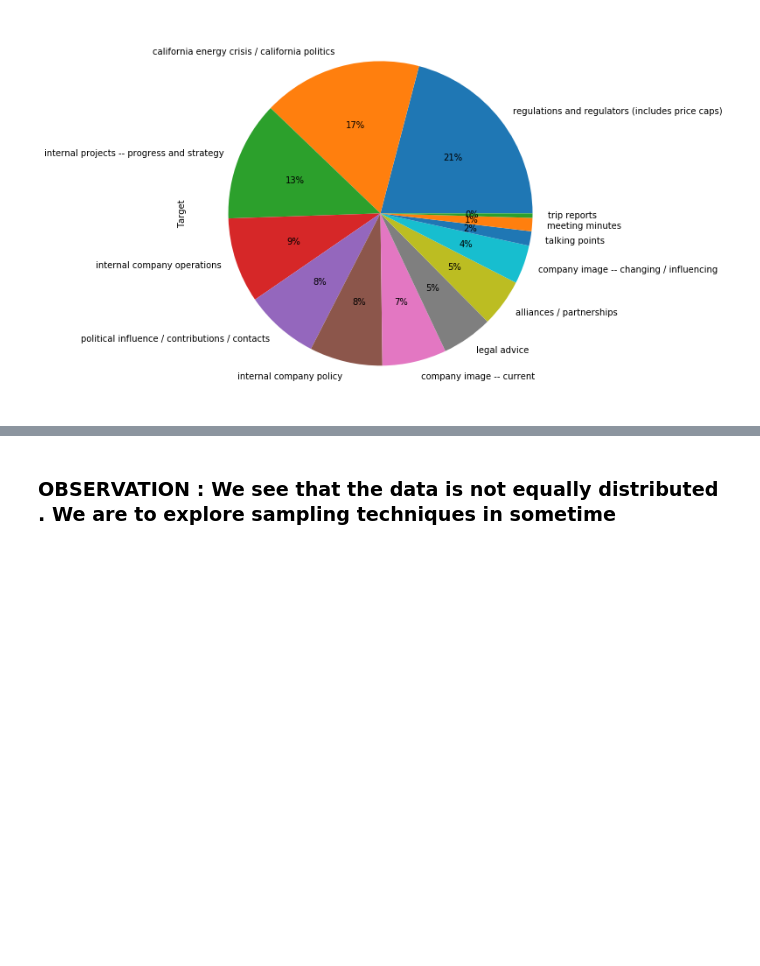
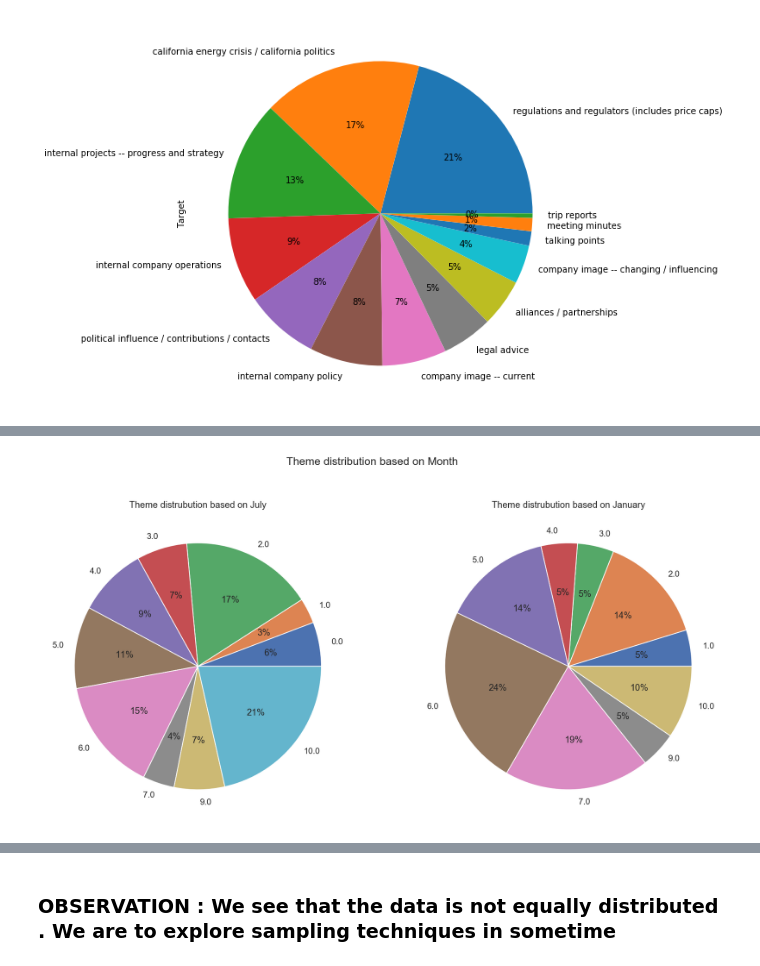
Before and after one commit to princyiakov/email_classifier, a Jupyter notebook: Email Classifier.ipynb, the cells around one changed output, grey strips where cells are left out. Saved outputs shown, nothing was run; the diff lists cells and outputs as text; code cells hidden in the pictures; blank space fills up the shorter version.

```diff
--- a/Email Classifier.ipynb
+++ b/Email Classifier.ipynb
@@ -551,6 +553,8 @@ num_df
 | 849 | 2001 | 6 | 27 | 10 | 1 | 1.224647e-16 | -1.000000 | 0.448229 | 0.893919 | 0.398401 | ... |
 | 850 | 2001 | 7 | 25 | 20 | 3 | -5.000000e-01 | -0.866025 | 0.417194 | 0.908818 | -0.730836 | ... |
 851 rows × 11 columns
+# %%
+raw_df = pd.concat([text_df, num_df], axis=1)
 # %% [markdown]
 ### OBSERVATION : Oldest mail available is from year 1980 and the latest mail is from year 2002
 # %% [markdown]
@@ -564,0 +576,16 @@ emails_refined_df.Target.value_counts().plot(kind='pie', autopct='%1.0f%%')
+# %%
+# Checking again after normalizing the values
+fig = plt.figure(figsize=(16,8),dpi=144)
+ax1 = fig.add_subplot(121)
+plt.suptitle("Theme distribution based on Month")
+count = raw_df.where(df["Month"]==7).Target.value_counts().to_frame().sort_index()
+ax1.pie(count.Target, labels=count.index, autopct='%1.0f%%')
+ax1.set_title("Theme distrubution based on July")
+ax2 = fig.add_subplot(122)
+count = raw_df.where(df["Month"]==1).Target.value_counts().to_frame().sort_index()
+ax2.pie(count.Target, labels=count.index, autopct='%1.0f%%')
+ax2.set_title("Theme distrubution based on January")
+
+plt.show()
+# %% [output]
+[figure, added]
```
Also changed, not shown: parts of 19 cells of this notebook, 2 other files.
